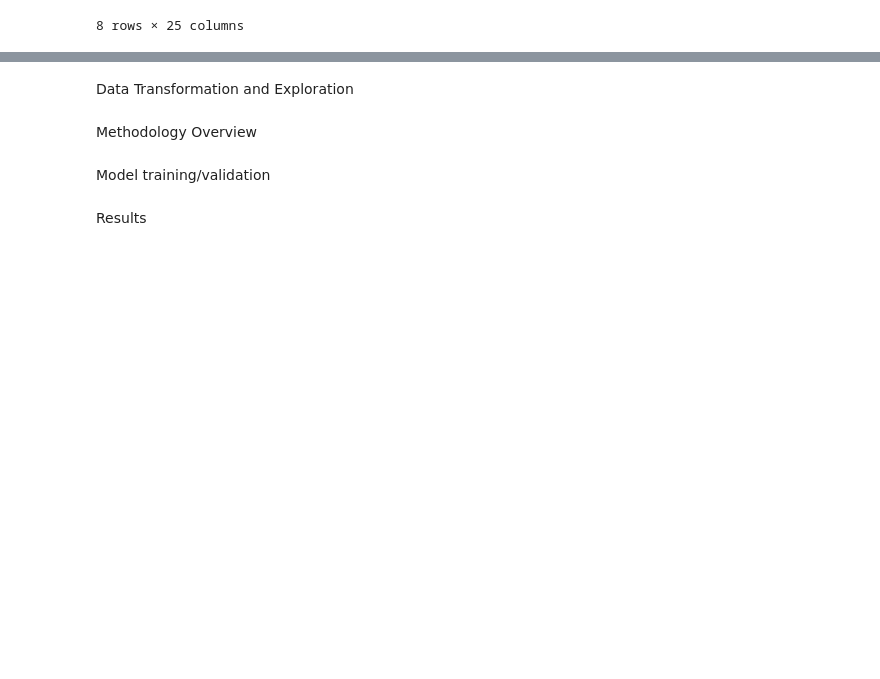
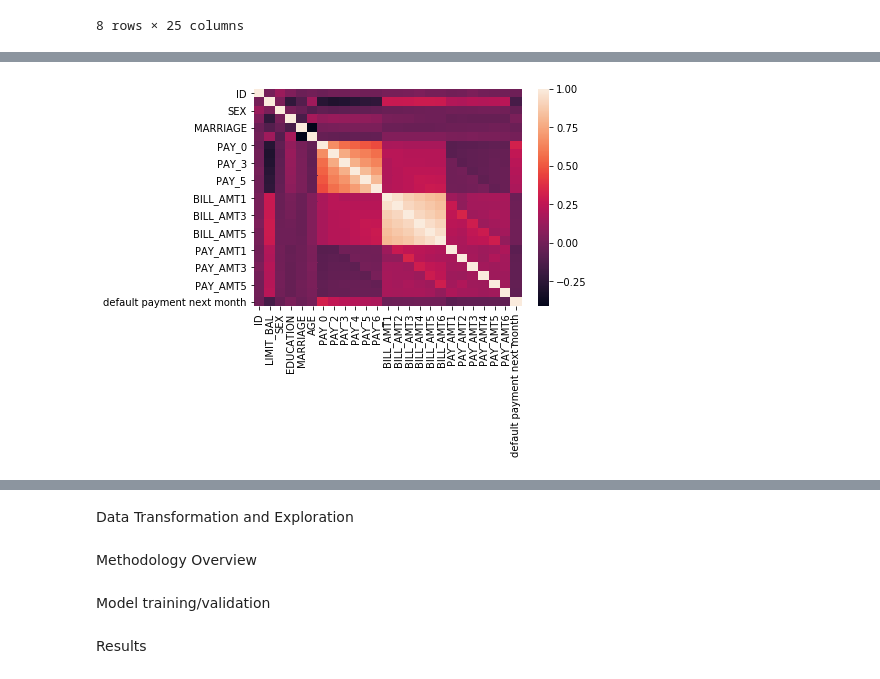
Before and after one commit to AbhinathK/CreditCardML, a Jupyter notebook: CreditCardData.ipynb, the cells around one changed output, grey strips where cells are left out. Cells and saved outputs as stored; diff of their text form; code cells hidden in the pictures; blank space fills up the shorter version.

```diff
--- a/CreditCardData.ipynb
+++ b/CreditCardData.ipynb
@@ -49,0 +54,9 @@ g = g.map( sns.distplot, "value", kde=True).add_legend()
+# %%
+corr = data.corr()
+
+from seaborn import heatmap
+heatmap(corr)
+
+plt.show()
+# %% [output]
+[figure, added]
```
Also changed, not shown: parts of 6 cells of this notebook.
